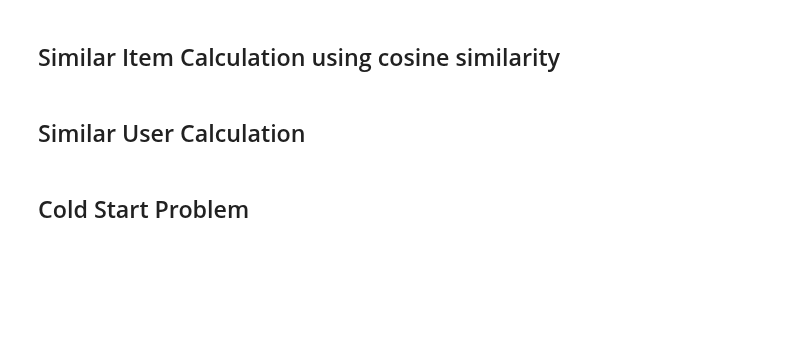
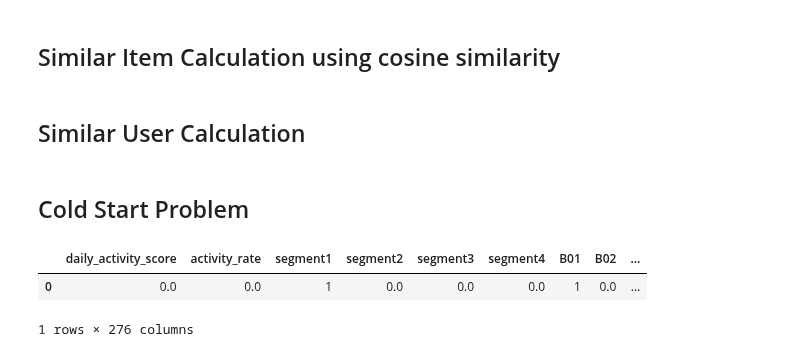
Before and after one commit to lizesteyn/FNBdataquest, a Jupyter notebook: LightFM_2.ipynb, the cells around one changed output. Cells and saved outputs as stored; diff of their text form; code cells hidden in the pictures; blank space fills up the shorter version.

```diff
--- a/LightFM_2.ipynb
+++ b/LightFM_2.ipynb
@@ -1207,13 +1196,20 @@ top_items_new_user[0:10]
 # %%
 # Use our isolated user to check our algorithm:
 # We predict items for this user, then check the precision at k=5.
 
 
 new_user = pd.DataFrame(np.zeros(len(user_features_col))).T
 new_user.columns = user_features_col
 
 # The active user we removed from the dataset for cold start testing:
 # selected_user_df
 new_user[selected_user_df["segment"]] = 1
-new_user[selected_user_df["beh_segment"]] =
+new_user[selected_user_df["beh_segment"]] = 1
 new_user[selected_user_df["active_ind"]] = 1
+
+
+new_user.head()
+# %% [output]
+|  | daily_activity_score | activity_rate | segment1 | segment2 | segment3 | segment4 | B01 | B02 | ... |
+| 0 | 0.0 | 0.0 | 1 | 0.0 | 0.0 | 0.0 | 1 | 0.0 | ... |
+1 rows × 276 columns
```
Also changed, not shown: parts of 5 cells of this notebook.
